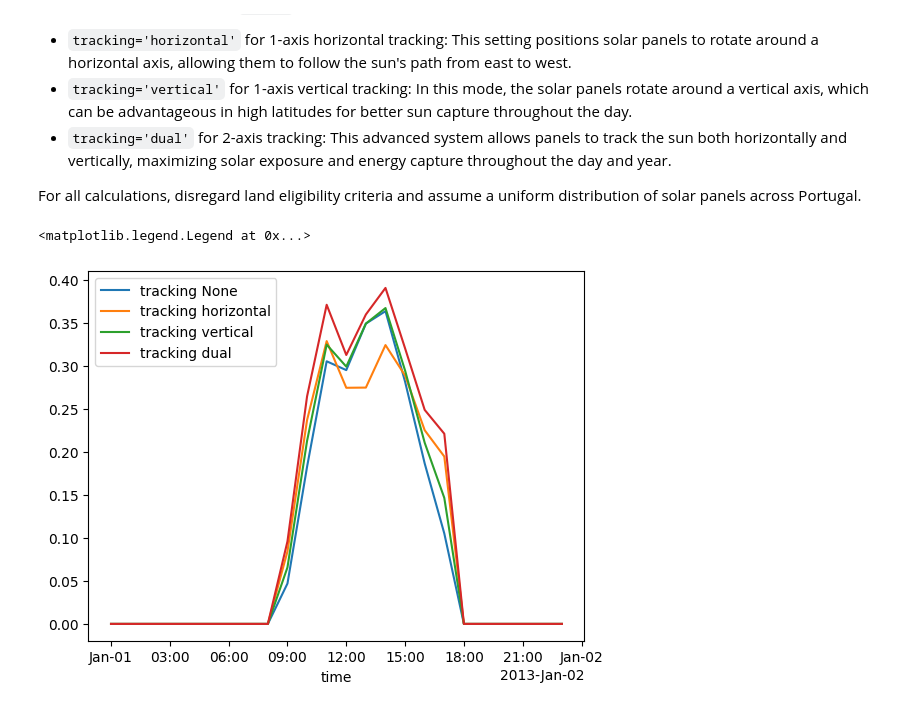
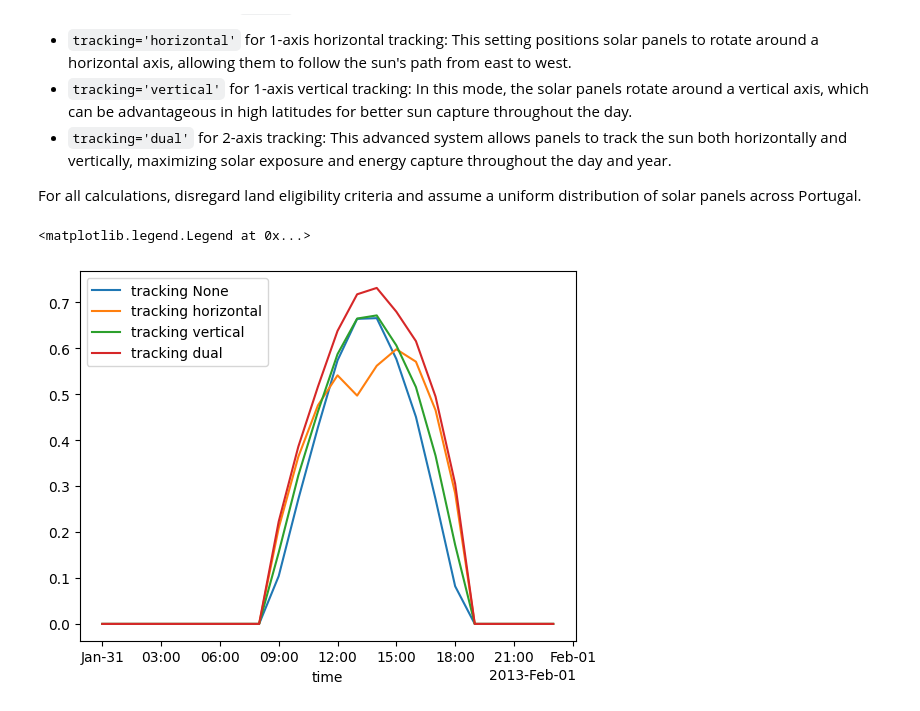
Before and after one commit to FCornielle/data-science-for-esm, a Jupyter notebook: data-science-for-esm/06-workshop-atlite.ipynb, the cells around one changed output. Cells and saved outputs as stored; diff of their text form; code cells hidden in the pictures.

```diff
--- a/data-science-for-esm/06-workshop-atlite.ipynb
+++ b/data-science-for-esm/06-workshop-atlite.ipynb
@@ -681,21 +681,21 @@ For all calculations, disregard land eligibility criteria and assume a uniform d
 # %%
 import matplotlib.pyplot as plt
 
 fig, ax = plt.subplots()
 
 for i in [None, 'horizontal', 'vertical', 'dual']:
     pv = cutout.pv(
         panel="CSi",
         orientation={"slope": 30.0, "azimuth": 180.0},
         matrix=capacity_matrix,
         index=shape.index,
         tracking=i,
         per_unit=True
     )
-    pv_first_day = pv.sel(time="2013-01-01")  # all timesteps on Jan 1
+    pv_first_day = pv.sel(time="2013-01-31")  # all timesteps on Jan 1
     pv_first_day.mean(dim="name").plot(ax=ax, label=f"tracking {i}")  # use actual dim
 
 ax.legend()
 # %% [output]
 <matplotlib.legend.Legend at 0x...>
-[figure, old version]
+[figure, new version]
```
Also changed, not shown: 3 other files.
